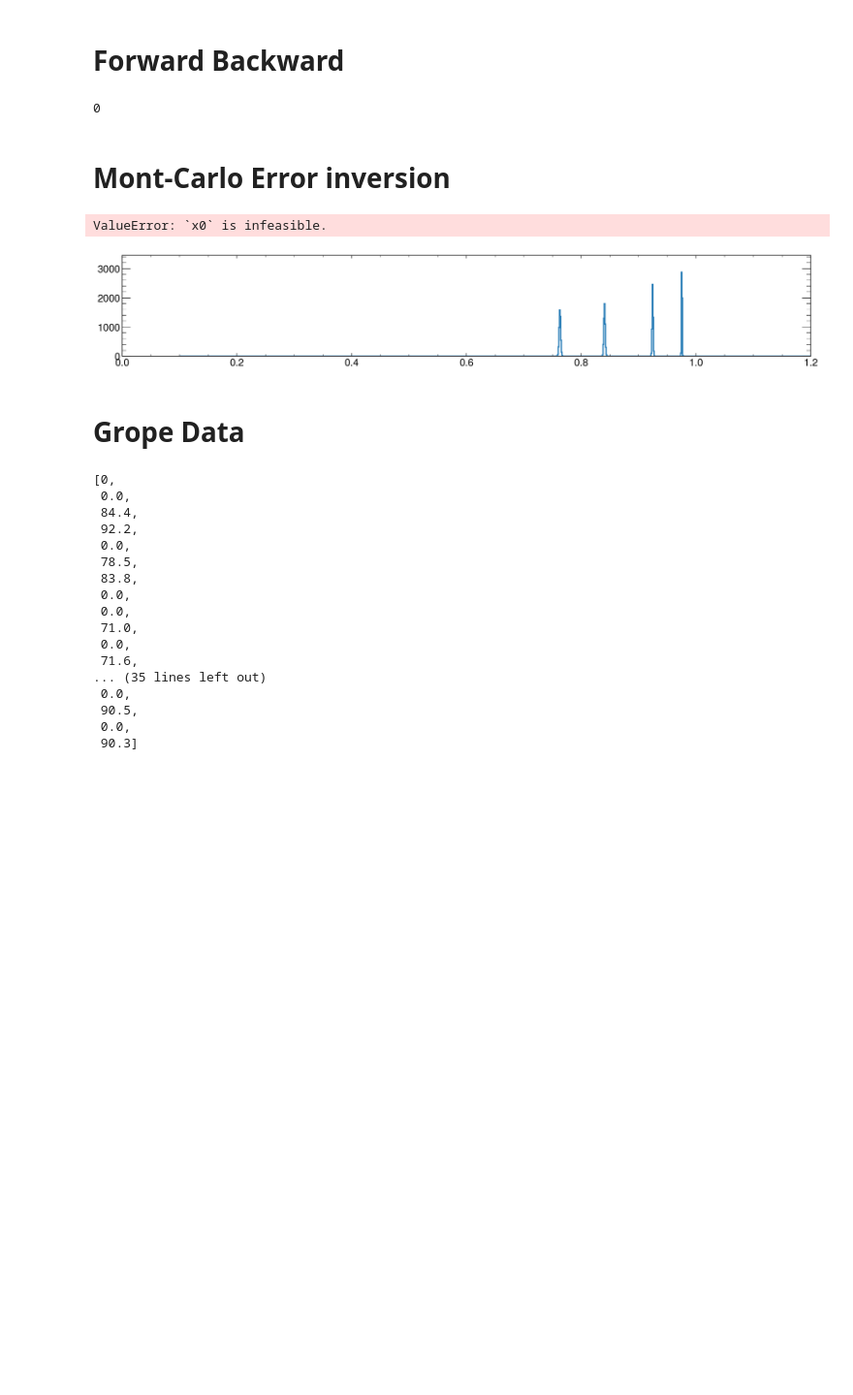
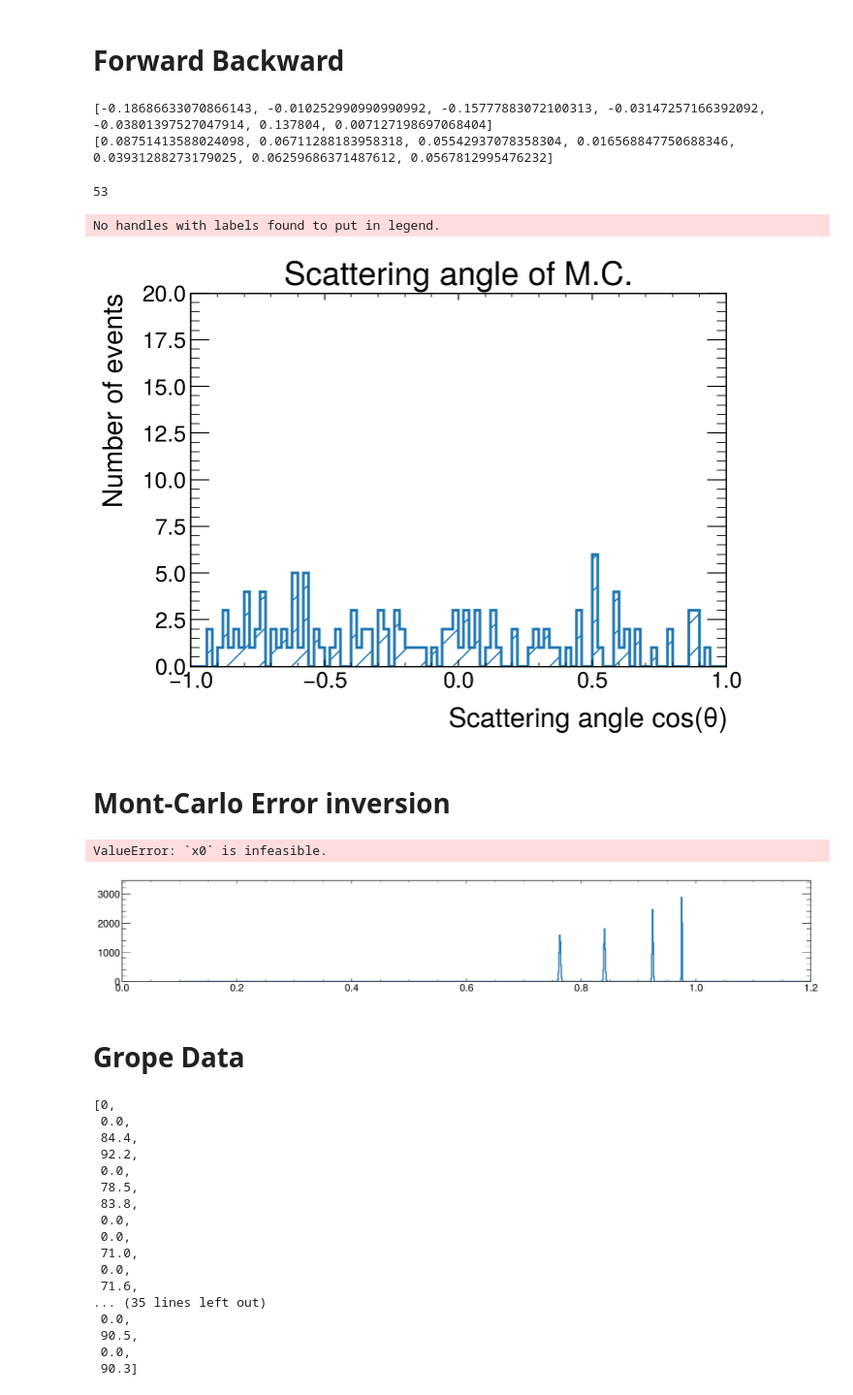
Before and after one commit to lukasg96/z0-precisionmeasurement, a Jupyter notebook: z0_experiment.ipynb, the cells around one changed output. Shown at 97% size. Drawn from its saved outputs; the diff is of its cells as text; code cells hidden in the pictures; blank space fills up the shorter version.

Commit message:
Error Forward Backward Assymetry

```diff
--- a/z0_experiment.ipynb
+++ b/z0_experiment.ipynb
@@ -788,7 +813,7 @@ while i < 7:
     mmasks[0] = branchesopal['E_ecal'] <= 20#50
     mmasks[1] = branchesopal['Pcharged'] >= 75
     #np.logical_or(branchesopal['Pcharged'] >= 75, (branchesopal['Pcharged'] == 0))
-    mmasks[2] = branchesopal['Ncharged'] <=6
+    mmasks[2] = branchesopal['Ncharged'] ==2 #6
     #Energy
     mmasks[3] = branchesopal['E_lep'] >= EnergyCutsLP[i]
     mmasks[4] = branchesopal['E_lep'] <= EnergyCutsUP[i]
@@ -1094,7 +1152,8 @@ while i < 7:
     Np_err = np.sqrt(Np)
     Nm = np.sum(opalMcutsDOWN[i])
     Nm_err = np.sqrt(Nm)
-    AFB[i] = (Np - Nm / (Np + Nm))
+
+    AFB[i] = ((Np - Nm) / (Np + Nm)) - radiation_corrections['correction'][i]
 
     dNp = (2*Nm / (Np + Nm)**2)
     dNm = (2*Np / (Np + Nm)**2)
@@ -1103,3 +1162,6 @@ while i < 7:
     i += 1
 print(AFB)
 print(AFB_err)
+# %% [output]
+[-0.18686633070866143, -0.010252990990990992, -0.15777883072100313, -0.03147257166392092, -0.03801397527047914, 0.137804, 0.007127198697068404]
+[0.08751413588024098, 0.06711288183958318, 0.05542937078358304, 0.016568847750688346, 0.03931288273179025, 0.06259686371487612, 0.0567812995476232]
@@ -1106,7 +1192,48 @@ print(AFB_err)
 # %%
-np.sum(opalMcutsUP[i])
+np.sum(opalMcutsUP[0]) - np.sum(opalMcutsDOWN[0])
 # %% [output]
-0
+53
+# %%
+plt.style.use(mplhep.style.ATLAS) # You can load ATLAS/CMS/ALICE plot style
+plt.figure(figsize=(7,5))
+
+#bin_content, bin_edges, _ = plt.hist(pchar[mymask], bins=1000, range=(0.,200.), histtype='step',  linewidth=2, edgecolor='b', hatch='/', label='Pcharged')
+x_min =-1
+x_max = 1
+bin_content, bin_edges, _ = plt.hist(costhetopal[opalMcuts[0]], bins=100, range=(x_min,x_max), histtype='step',  linewidth=2, hatch='/')
+#bin_content, bin_edges, _ = plt.hist(costhetopal[opalMcuts[1]], bins=1000, range=(x_min,x_max), histtype='step',  linewidth=2, hatch='/')
+#bin_content, bin_edges, _ = plt.hist(costhetopal[opalMcuts[2]], bins=1000, range=(x_min,x_max), histtype='step',  linewidth=2, hatch='/')
+#bin_content, bin_edges, _ = plt.hist(costhetopal[opalMcuts[3]], bins=1000, range=(x_min,x_max), histtype='step',  linewidth=2, hatch='/')
+#bin_content, bin_edges, _ = plt.hist(costhetopal[opalMcuts[4]], bins=1000, range=(x_min,x_max), histtype='step',  linewidth=2, hatch='/')
+#bin_content, bin_edges, _ = plt.hist(costhetopal[opalMcuts[5]], bins=1000, range=(x_min,x_max), histtype='step',  linewidth=2, hatch='/')
+#bin_content, bin_edges, _ = plt.hist(costhetopal[opalMcuts[6]], bins=1000, range=(x_min,x_max), histtype='step',  linewidth=2, hatch='/')
+
+
+
+#bin_content, bin_edges, _ = plt.hist(costhet[4], bins=1000, range=(0.,200.), histtype='step',  linewidth=2, edgecolor='black', hatch='/', label='sum', zorder=1)
+
+
+mid = 0.5*(bin_edges[1:] + bin_edges[:-1]) #Calculate midpoint of the bars
+
+error_sizes = np.sqrt(bin_content)
+
+#plt.errorbar(mid, bin_content, yerr=error_sizes, fmt='none', label='Errors')
+### When producing an histogram, you can store the bin content and the edges of the bins in
+###'bin_content', and 'bin_edges'
+#print(bin_content)
+#print(bin_edges)
+
+### Show the plot on screen
+plt.legend()
+plt.title('Scattering angle of M.C.')
+plt.xlim(x_min,x_max)
+plt.ylim(0,20)
+plt.xlabel(r'Scattering angle $cos(\theta)$')
+plt.ylabel('Number of events')
+plt.show()
+# %% [output]
+No handles with labels found to put in legend.
+[figure, added]
 # %% [markdown]
 # Mont-Carlo Error inversion
 # %%
```
Also changed, not shown: parts of 27 cells of this notebook.
